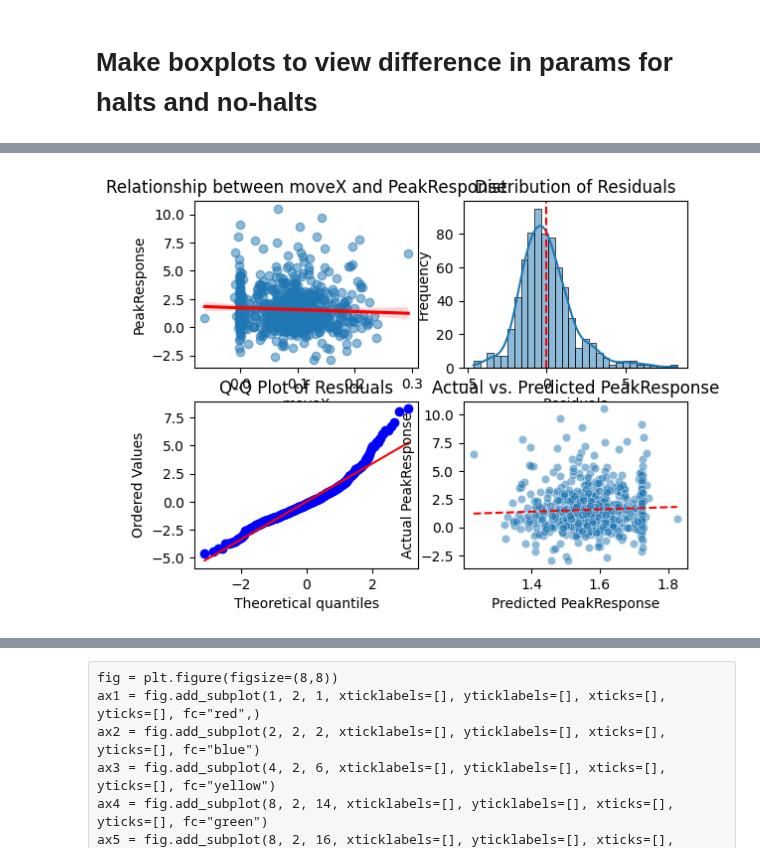
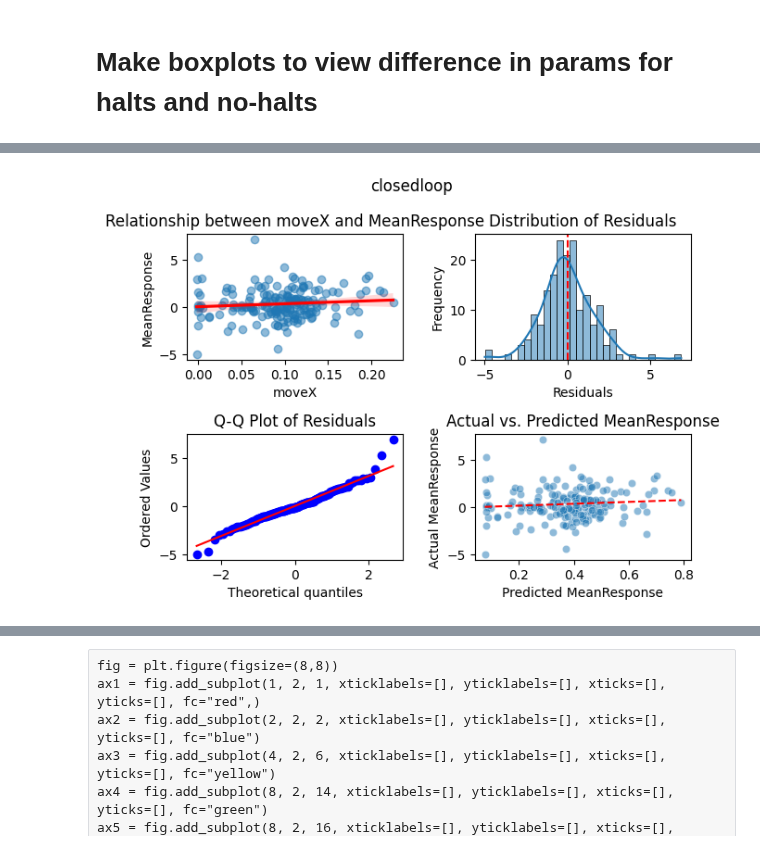
Before and after one commit to ikharitonov/vestibular_vr_pipeline, a Jupyter notebook: Mismatch_analysis/Fitting_models.ipynb, the cells around one changed output, grey strips where cells are left out. Cells and saved outputs as stored; diff of their text form; code cells hidden in the pictures.

```diff
--- a/Mismatch_analysis/Fitting_models.ipynb
+++ b/Mismatch_analysis/Fitting_models.ipynb
@@ -82,0 +303,2 @@ plt.show()
+# %%
+halt_data = Vars.loc[Vars['event'] == 'halt']
@@ -107,0 +357,16 @@ MSE=3.188
+# %%
+closedloop_data = halt_data.loc[halt_data.SessionBlock == 'closedloop']
+
+cloop_response_running = smf.ols('MeanResponse ~ moveX', data=closedloop_data).fit()
+
+print(cloop_response_running.summary())
+#print(response_running.t_test('PeakResponse'))
+print("MSE=%.3f" % response_running.mse_resid)
+
+openloop_data = halt_data.loc[halt_data.SessionBlock == 'openloop']
+
+oloop_response_running = smf.ols('MeanResponse ~ moveX', data=openloop_data).fit()
+
+print(oloop_response_running.summary())
+#print(response_running.t_test('PeakResponse'))
+print("MSE=%.3f" % response_running.mse_resid)
@@ -108,36 +412,44 @@ MSE=3.188
 # %%
-# Scatterplot with regression line
-fig, ax =  plt.subplots(2,2)
-ax = ax.flatten()
-sns.regplot(
-    x="moveX",
-    y="PeakResponse",
-    data=Vars,
-    line_kws={"color": "red"},
-    scatter_kws={"alpha": 0.5}, ax= ax[0]
-)
-ax[0].set_title("Relationship between moveX and PeakResponse")
-ax[0].set_xlabel("moveX")
-ax[0].set_ylabel("PeakResponse")
+#plotting closed loop
+block_result_dict = {'closedloop': [cloop_response_running, closedloop_data],'openloop': [oloop_response_running, openloop_data]}
 
-sns.histplot(residuals, kde=True, bins=30, ax = ax[1])
-ax[1].set_title("Distribution of Residuals")
-ax[1].set_xlabel("Residuals")
-ax[1].set_ylabel("Frequency")
-ax[1].axvline(0, color='red', linestyle='--')
+for block, resultlist in block_result_dict.items():
 
-# Q-Q plot
+    fig, ax =  plt.subplots(2,2)
+    ax = ax.flatten()
 
-stats.probplot(residuals, dist="norm", plot= ax[2])
-ax[2].set_title("Q-Q Plot of Residuals")
+    residuals = resultlist[0].resid
+    sns.regplot(
+        x="moveX",
+        y="MeanResponse",
+        data=resultlist[1],
+        line_kws={"color": "red"},
+        scatter_kws={"alpha": 0.5}, ax= ax[0])
+    ax[0].set_title("Relationship between moveX and MeanResponse")
+    ax[0].set_xlabel("moveX")
+    ax[0].set_ylabel("MeanResponse")
 
+    sns.histplot(residuals, kde=True, bins=30, ax = ax[1])
+    ax[1].set_title("Distribution of Residuals")
+    ax[1].set_xlabel("Residuals")
+    ax[1].set_ylabel("Frequency")
+    ax[1].axvline(0, color='red', linestyle='--')
 
-predicted = 1.7222 + (-1.6735 * Vars["moveX"])
+    # Q-Q plot
 
-# Actual vs. predicted plot
-sns.scatterplot(x=predicted, y=Vars["PeakResponse"], alpha=0.5, ax = ax[3])
-ax[3].plot([min(predicted), max(predicted)], [min(predicted), max(predicted)], color="red", linestyle="--")
-ax[3].set_title("Actual vs. Predicted PeakResponse")
-ax[3].set_xlabel("Predicted PeakResponse")
-ax[3].set_ylabel("Actual PeakResponse")
+    stats.probplot(residuals, dist="norm", plot= ax[2])
+    ax[2].set_title("Q-Q Plot of Residuals")
+
+    predicted = resultlist[0].params.Intercept + (resultlist[0].params.moveX * resultlist[1]["moveX"])
+
+    # Actual vs. predicted plot
+    sns.scatterplot(x=predicted, y=resultlist[1]["MeanResponse"], alpha=0.5, ax = ax[3])
+    ax[3].plot([min(predicted), max(predicted)], [min(predicted), max(predicted)], color="red", linestyle="--")
+    ax[3].set_title("Actual vs. Predicted MeanResponse")
+    ax[3].set_xlabel("Predicted MeanResponse")
+    ax[3].set_ylabel("Actual MeanResponse")
+
+    fig.suptitle(block)
+
+    fig.tight_layout()
 # %% [output]
@@ -145 +456 @@ Text(0, 0.5, 'Actual PeakResponse')
-[figure, old version]
+[figure, new version]
```
Also changed, not shown: parts of 38 cells of this notebook, 1 other file.
